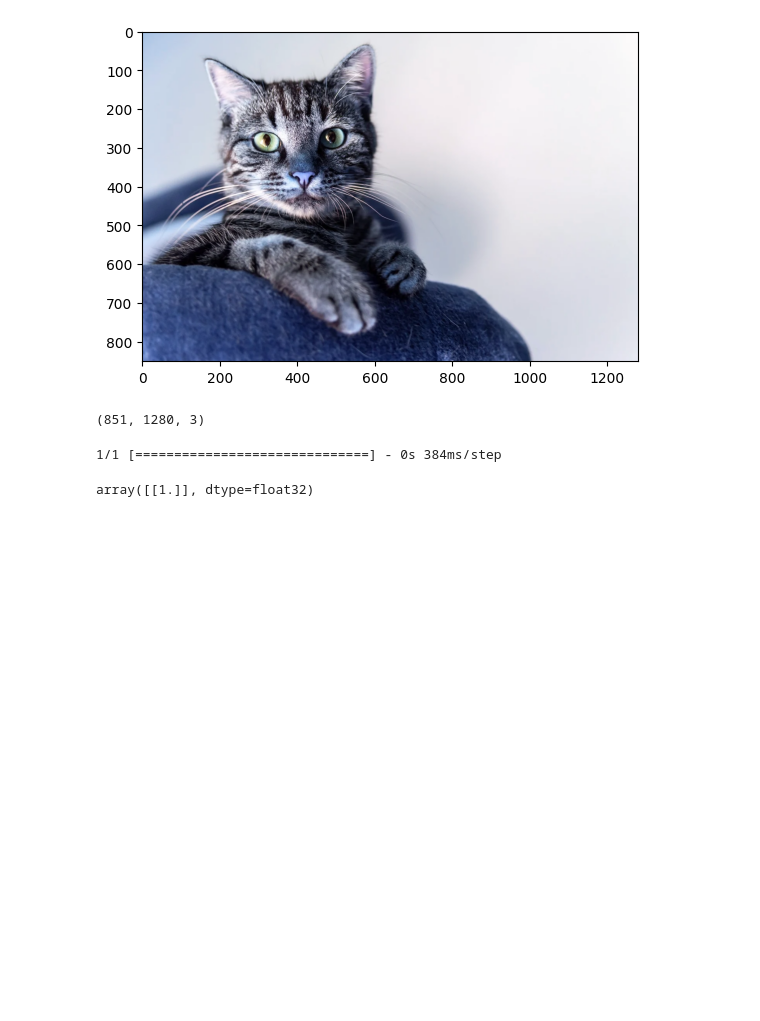
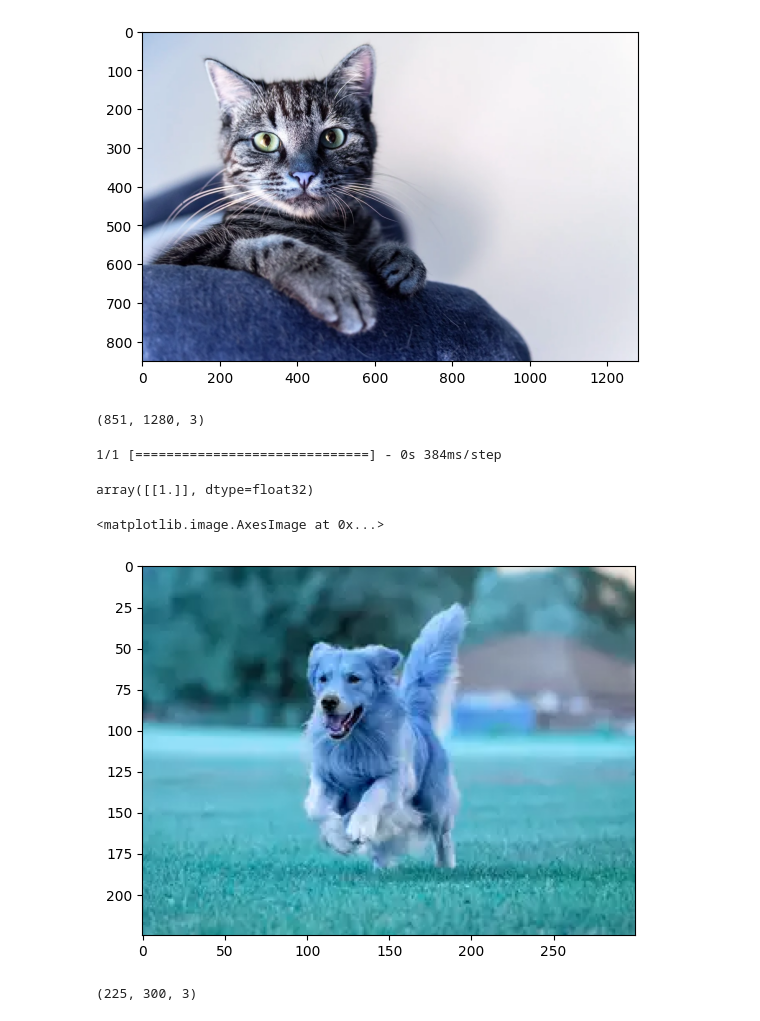
Before and after one commit to akshat8292/Bharat-Intern, a Jupyter notebook: Cat_Dog_Classifier.ipynb, the cells around one changed output. Saved outputs shown, nothing was run; the diff lists cells and outputs as text; code cells hidden in the pictures; blank space fills up the shorter version.

```diff
--- a/Cat_Dog_Classifier.ipynb
+++ b/Cat_Dog_Classifier.ipynb
@@ -158,3 +158,14 @@ model.predict(test_input)
 # %% [output]
 1/1 [==============================] - 0s 384ms/step
 array([[1.]], dtype=float32)
+# %%
+test_image=cv2.imread('/content/dog.webp')
+# %%
+plt.imshow(test_image)
+# %% [output]
+<matplotlib.image.AxesImage at 0x...>
+[figure, added]
+# %%
+test_image.shape
+# %% [output]
+(225, 300, 3)
```
Also changed, not shown: parts of 3 cells of this notebook.
